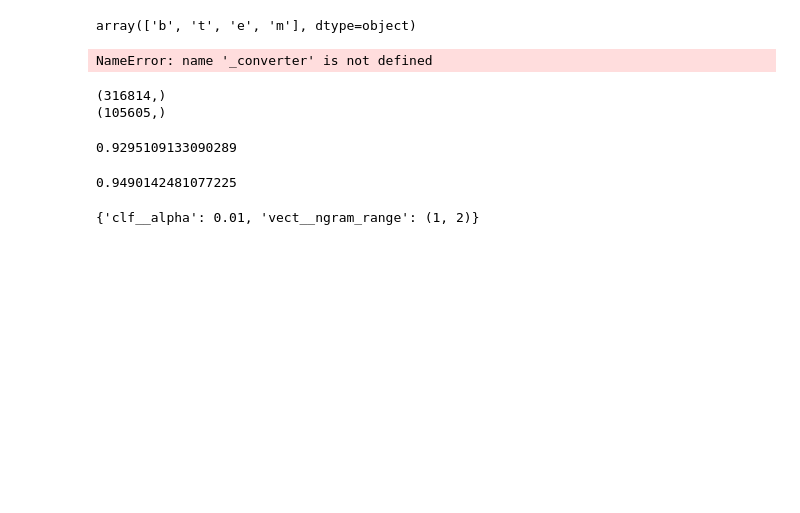
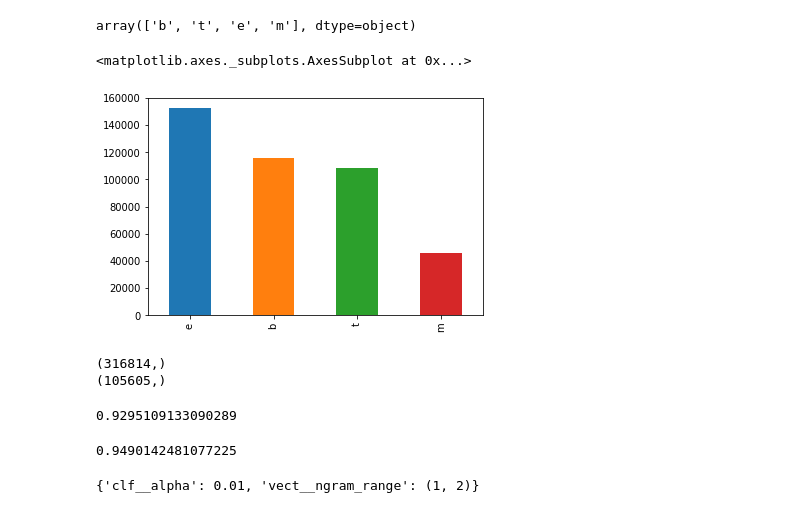
Before and after one commit to zxenia/textclf, a Jupyter notebook: clf_newsAggregator.ipynb, the cells around one changed output. Cells and saved outputs as stored; diff of their text form; code cells hidden in the pictures; blank space fills up the shorter version.

```diff
--- a/clf_newsAggregator.ipynb
+++ b/clf_newsAggregator.ipynb
@@ -47,9 +44,10 @@ news['CATEGORY'].unique()
 # %% [output]
 array(['b', 't', 'e', 'm'], dtype=object)
 # %%
-news['CATEGORY'].value_counts()[:20].plot(kind='barh')
+news['CATEGORY'].value_counts().plot(kind='bar')
 # %% [output]
-NameError: name '_converter' is not defined
+<matplotlib.axes._subplots.AxesSubplot at 0x...>
+[figure, added]
 # %%
 #import vectorizers and transformer
 #use CountVectorizer + TfidfTransformer | TfidfVectorizer
```
Also changed, not shown: parts of 10 cells of this notebook.
